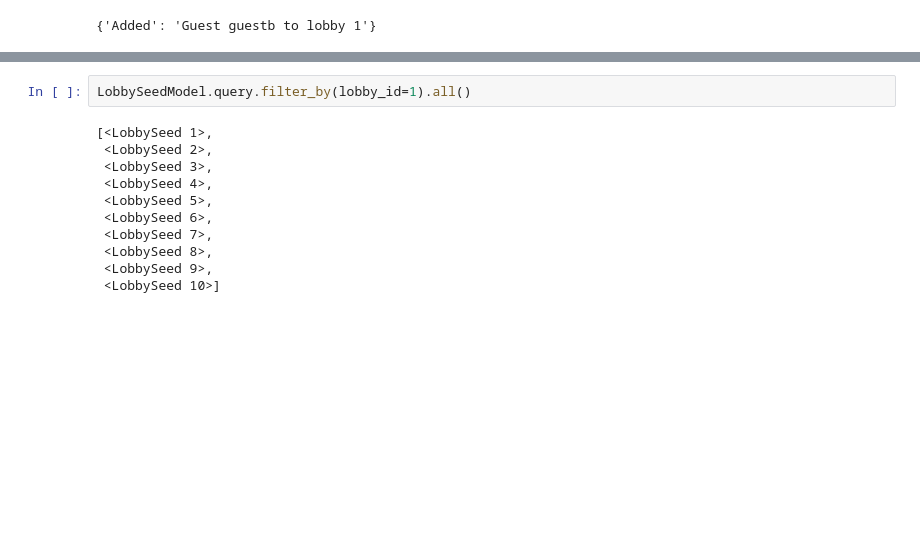
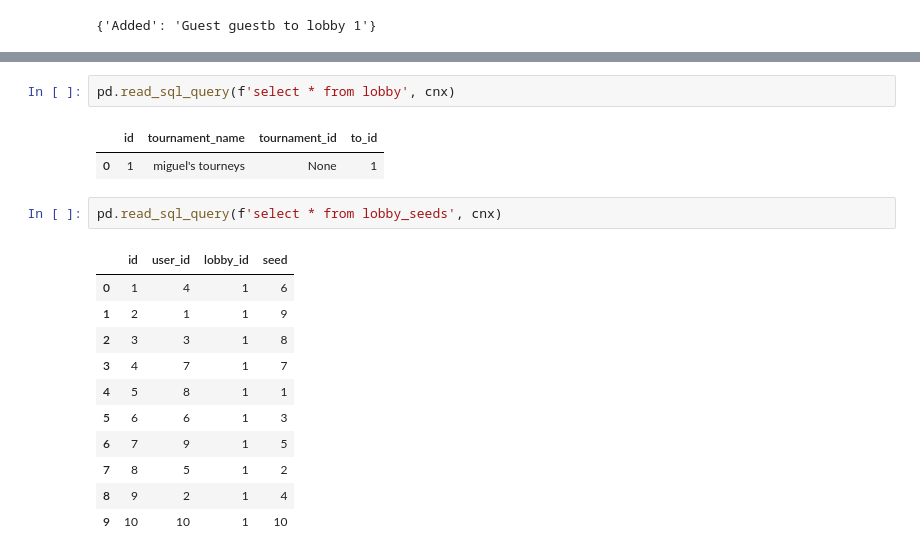
Before and after one commit to atrostan/brackit, a Jupyter notebook: backend/lobby_demo.ipynb, the cells around one changed output, grey strips where cells are left out. Cells and saved outputs as stored; diff of their text form; blank space fills up the shorter version.

```diff
--- a/backend/lobby_demo.ipynb
+++ b/backend/lobby_demo.ipynb
@@ -385,13 +309,19 @@ content
-# %%
-LobbySeedModel.query.filter_by(lobby_id=1).all()
-# %% [output]
-[<LobbySeed 1>,
- <LobbySeed 2>,
- <LobbySeed 3>,
- <LobbySeed 4>,
- <LobbySeed 5>,
- <LobbySeed 6>,
- <LobbySeed 7>,
- <LobbySeed 8>,
- <LobbySeed 9>,
- <LobbySeed 10>]
+# %%
+pd.read_sql_query(f'select * from lobby', cnx)
+# %% [output]
+|  | id | tournament_name | tournament_id | to_id |
+| 0 | 1 | miguel's tourneys | None | 1 |
+# %%
+pd.read_sql_query(f'select * from lobby_seeds', cnx)
+# %% [output]
+|  | id | user_id | lobby_id | seed |
+| 0 | 1 | 4 | 1 | 6 |
+| 1 | 2 | 1 | 1 | 9 |
+| 2 | 3 | 3 | 1 | 8 |
+| 3 | 4 | 7 | 1 | 7 |
+| 4 | 5 | 8 | 1 | 1 |
+| 5 | 6 | 6 | 1 | 3 |
+| 6 | 7 | 9 | 1 | 5 |
+| 7 | 8 | 5 | 1 | 2 |
+| 8 | 9 | 2 | 1 | 4 |
+| 9 | 10 | 10 | 1 | 10 |
```
Also changed, not shown: parts of 23 cells of this notebook, 5 other files.
